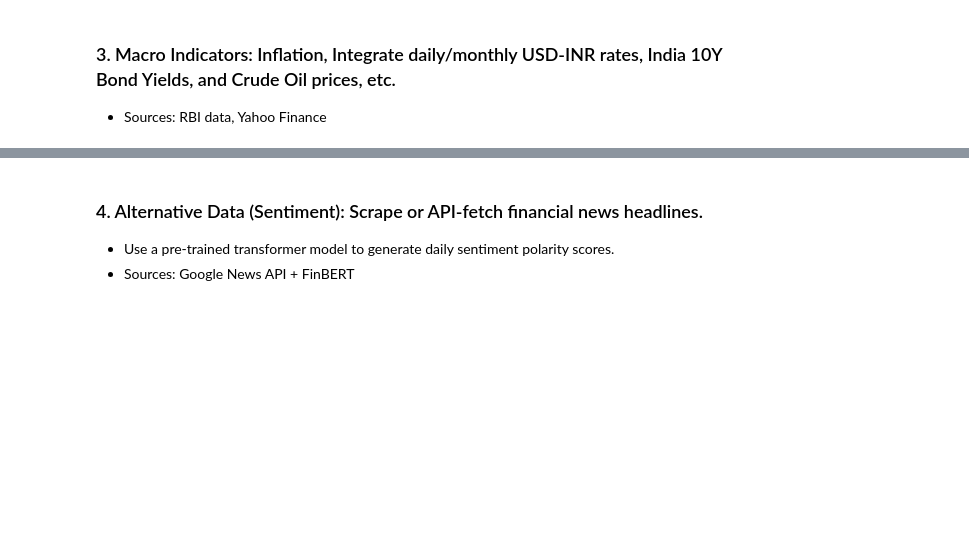
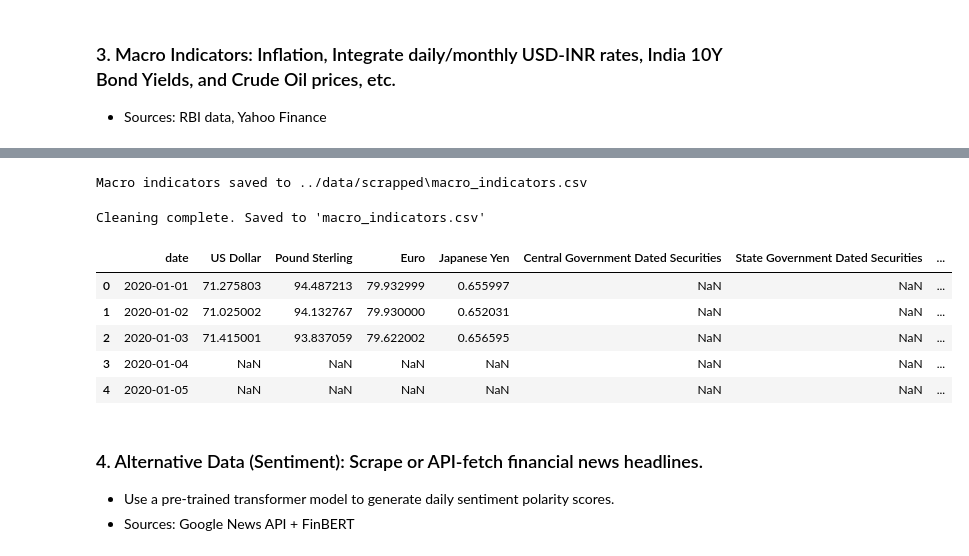
Before and after one commit to Siddhesh1kamble/DA6701-Assignments, a Jupyter notebook: Assignment_2/notebooks/P01_Scrapping.ipynb, the cells around one changed output, grey strips where cells are left out. Saved outputs shown, nothing was run; the diff lists cells and outputs as text; code cells hidden in the pictures; blank space fills up the shorter version.

```diff
--- a/Assignment_2/notebooks/P01_Scrapping.ipynb
+++ b/Assignment_2/notebooks/P01_Scrapping.ipynb
@@ -275,3 +350,77 @@ all_metrics.head()
+# %%
+macro = pd.read_csv('../data/scrapped/macro_indicators.csv')
+
+first_col = macro.columns[0]
+macro.rename(columns={first_col: 'date'}, inplace=True)
+macro['date'] = pd.to_datetime(macro['date'])
+itc['date'] = pd.to_datetime(itc['date'])
+
+itc_macro_cols = [
+    'date',
+    'US Dollar', 'Pound Sterling', 'Euro', 'Japanese Yen',
+    'Central Government Dated Securities',
+    'State Government Dated Securities',
+    '91-Day', '182-Day', '364-Day', 'RBI'
+]
+itc_subset = itc[itc_macro_cols].copy()
+
+merged_df = pd.merge(macro, itc_subset, on='date', how='left')
+
+merged_df_output_path = os.path.join(OUTPUT_DIR, 'macro_indicators.csv')
+merged_df.to_csv(merged_df_output_path)
+print(f"Macro indicators saved to {merged_df_output_path}")
+# %% [output]
+Macro indicators saved to ../data/scrapped\macro_indicators.csv
+# %%
+macro = pd.read_csv('../data/scrapped/macro_indicators.csv')
+df = macro.drop(columns=['Central_10Y_Yield', '91D_TBill_Proxy', 'RBI_Repo_Rate_Proxy'])
+
+mapping = {
+    'USD_INR': 'US Dollar',
+    'GBP_INR': 'Pound Sterling',
+    'EUR_INR': 'Euro',
+    'JPY_INR': 'Japanese Yen'
+}
+
+for src, target in mapping.items():
+    if src in df.columns:
+        if target not in df.columns:
+            df[target] = df[src]
+        else:
+            df[target] = df[target].fillna(df[src])
+
+target_order = [
+    'date',
+    'US Dollar',
+    'Pound Sterling',
+    'Euro',
+    'Japanese Yen',
+    'Central Government Dated Securities',
+    'State Government Dated Securities',
+    '91-Day',
+    '182-Day',
+    '364-Day',
+    'RBI',
+    'Brent_Crude',
+    'Inflation'
+]
+
+clean_df = df[[col for col in target_order if col in df.columns]].copy()
+
+clean_df.to_csv(os.path.join(OUTPUT_DIR, 'macro_indicators.csv'))
+
+print("Cleaning complete. Saved to 'macro_indicators.csv'")
+# %% [output]
+Cleaning complete. Saved to 'macro_indicators.csv'
+# %%
+clean_df.head()
+# %% [output]
+|  | date | US Dollar | Pound Sterling | Euro | Japanese Yen | Central Government Dated Securities | State Government Dated Securities | ... |
+| 0 | 2020-01-01 | 71.275803 | 94.487213 | 79.932999 | 0.655997 | NaN | NaN | ... |
+| 1 | 2020-01-02 | 71.025002 | 94.132767 | 79.930000 | 0.652031 | NaN | NaN | ... |
+| 2 | 2020-01-03 | 71.415001 | 93.837059 | 79.622002 | 0.656595 | NaN | NaN | ... |
+| 3 | 2020-01-04 | NaN | NaN | NaN | NaN | NaN | NaN | ... |
+| 4 | 2020-01-05 | NaN | NaN | NaN | NaN | NaN | NaN | ... |
 # %% [markdown]
 ### 4. Alternative Data (Sentiment): Scrape or API-fetch financial news headlines.
 - Use a pre-trained transformer model to generate daily sentiment polarity scores.
```
Also changed, not shown: parts of 4 cells of this notebook, 4 other files.
